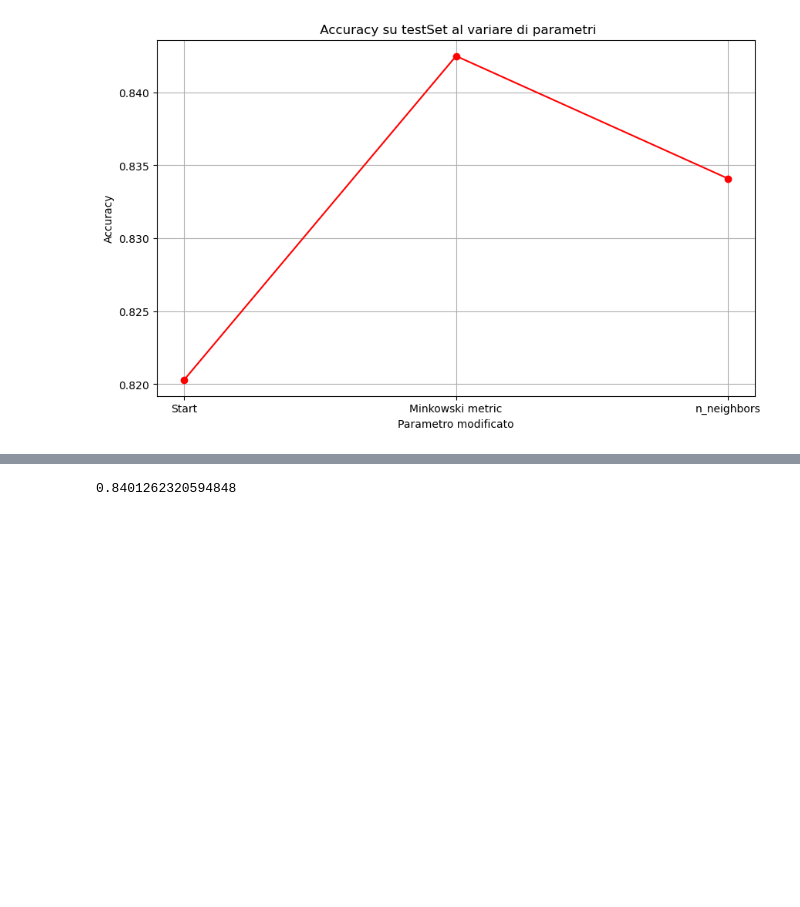
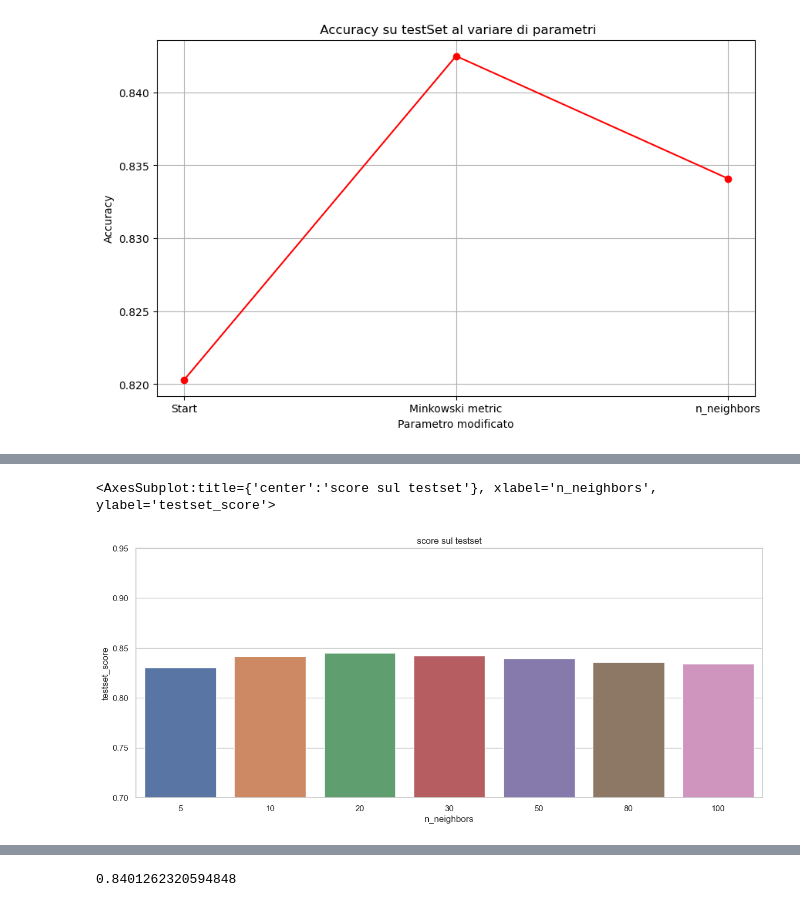
Before and after one commit to RagnOh/ProgettoMLDM, a Jupyter notebook: ClusterClassification/K-Neighbors.ipynb, the cells around one changed output, grey strips where cells are left out. Saved outputs shown, nothing was run; the diff lists cells and outputs as text; code cells hidden in the pictures; blank space fills up the shorter version.

Commit message:
aggiunta test

```diff
--- a/ClusterClassification/K-Neighbors.ipynb
+++ b/ClusterClassification/K-Neighbors.ipynb
@@ -76,3 +76,24 @@ plt.xticks(parametri)
 plt.show()
 # %% [output]
 [figure]
+# %%
+N = [ 5 , 10, 20, 30, 50, 80,100]
+#N = [ 1 , 2, 3, 4, 5, 6, 7,8]
+
+train_accuracy =np.empty(len(N))
+test_accuracy = np.empty(len(N))
+
+KNN_results = []
+i=0;
+for n in N:
+  KNN = KNeighborsClassifier(n_neighbors=n,weights='distance',n_jobs=-1,p=1)
+  KNN.fit(scaled_dataset,np.ravel(y_train))
+  testset_score = KNN.score(scaled_testset, np.ravel(y_test))
+  #Compute accuracy on the training set
+  train_accuracy[i] = KNN.score(scaled_dataset, np.ravel(y_train))
+
+    #Compute accuracy on the test set
+  test_accuracy[i] = testset_score
+  KNN_results.append([n, testset_score])
+  print(f"Score di KNN con {n} neighbors sul testset: {testset_score}")
+  i+=1
@@ -78,0 +108,3 @@ plt.show()
+# %%
+KNN_test_scores = pd.DataFrame(KNN_results, columns=['n_neighbors','testset_score'])
+KNN_test_scores
@@ -79,3 +120,12 @@ plt.show()
+# %%
+import seaborn as sns
+fig, axs = plt.subplots(figsize=(15,6))
+axs.set_ylim([0.7,0.95])
+axs.set_title("score sul testset")
+sns.barplot(data=KNN_test_scores, x='n_neighbors',y="testset_score",ax=axs)
+# %% [output]
+<AxesSubplot:title={'center':'score sul testset'}, xlabel='n_neighbors', ylabel='testset_score'>
+[figure, added]
 # %%
 KNN = KNeighborsClassifier(n_jobs=-1)
 param_grid = {
```
Also changed, not shown: parts of 16 cells of this notebook, 10 other files.
